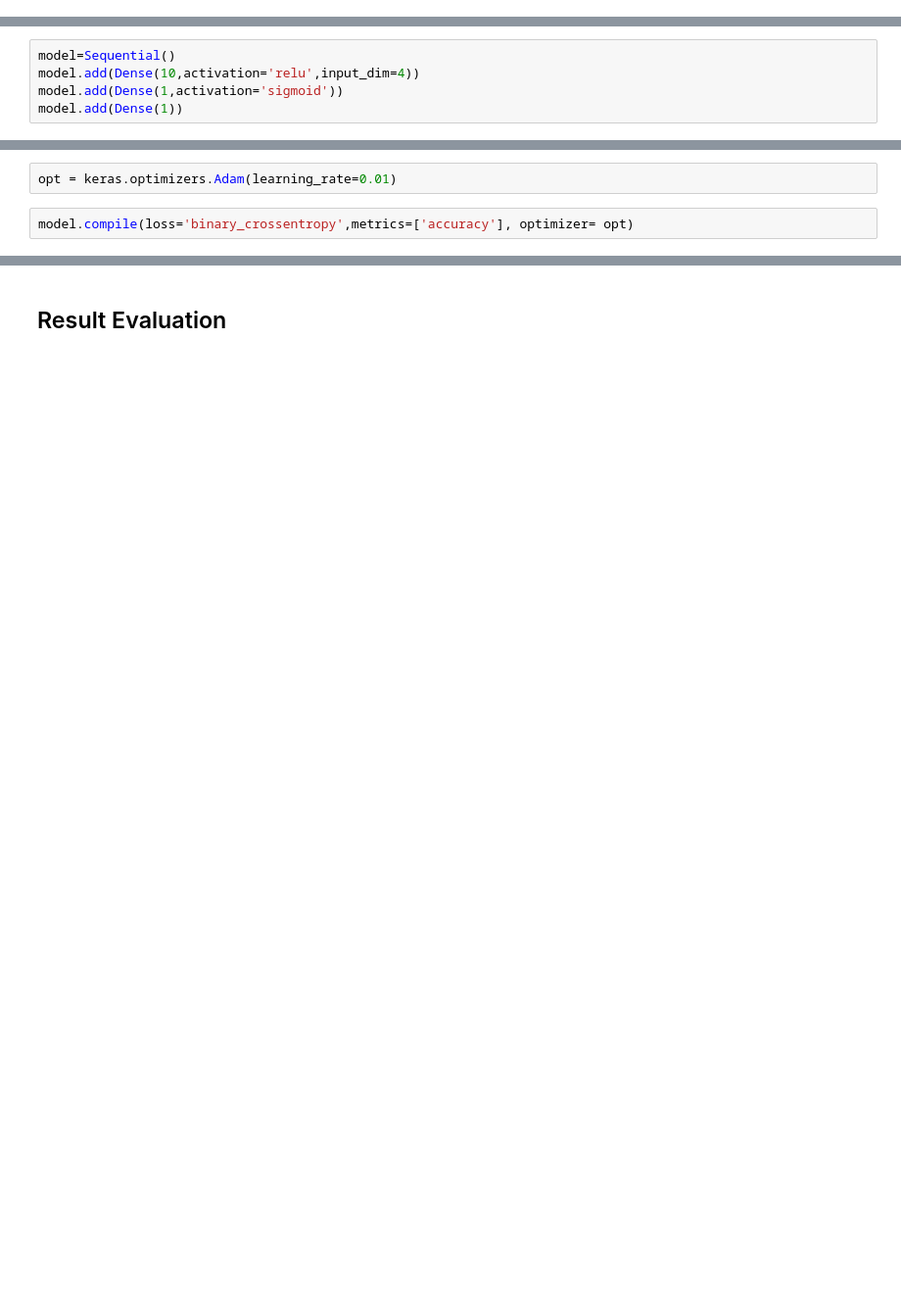
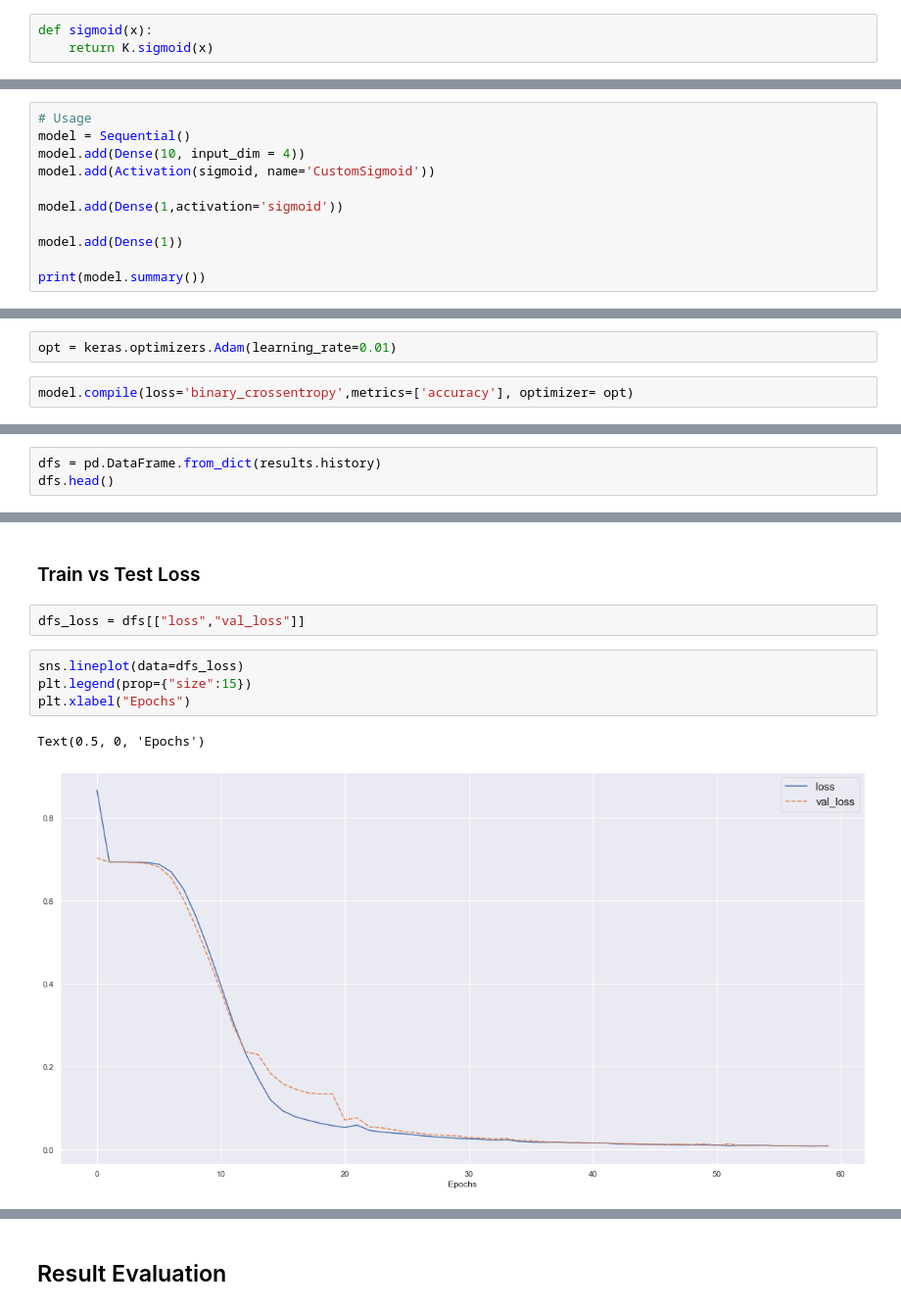
Before and after one commit to ShirsenduRyo/Activation-Function, a Jupyter notebook: Bank note Classification.ipynb, the cells around one changed output, grey strips where cells are left out. Shown at 98% size. Drawn from its saved outputs; the diff is of its cells as text; blank space fills up the shorter version.

```diff
--- a/Bank note Classification.ipynb
+++ b/Bank note Classification.ipynb
@@ -269 +143,4 @@ k
+# %%
+def sigmoid(x):
+    return K.sigmoid(x)
 # %% [markdown]
@@ -410,5 +148,11 @@ from tensorflow.keras.layers import Dropout
 # %%
-model=Sequential()
-model.add(Dense(10,activation='relu',input_dim=4))
+# Usage
+model = Sequential()
+model.add(Dense(10, input_dim = 4))
+model.add(Activation(sigmoid, name='CustomSigmoid'))
+
 model.add(Dense(1,activation='sigmoid'))
+
 model.add(Dense(1))
+
+print(model.summary())
@@ -462,0 +272,3 @@ Epoch 19/60
+# %%
+dfs = pd.DataFrame.from_dict(results.history)
+dfs.head()
@@ -462,0 +282,11 @@ Epoch 19/60
+# %% [markdown]
+### Train vs Test Loss
+# %%
+dfs_loss = dfs[["loss","val_loss"]]
+# %%
+sns.lineplot(data=dfs_loss)
+plt.legend(prop={"size":15})
+plt.xlabel("Epochs")
+# %% [output]
+Text(0.5, 0, 'Epochs')
+[figure, added]
```
Also changed, not shown: parts of 101 cells of this notebook, 4 other files.
